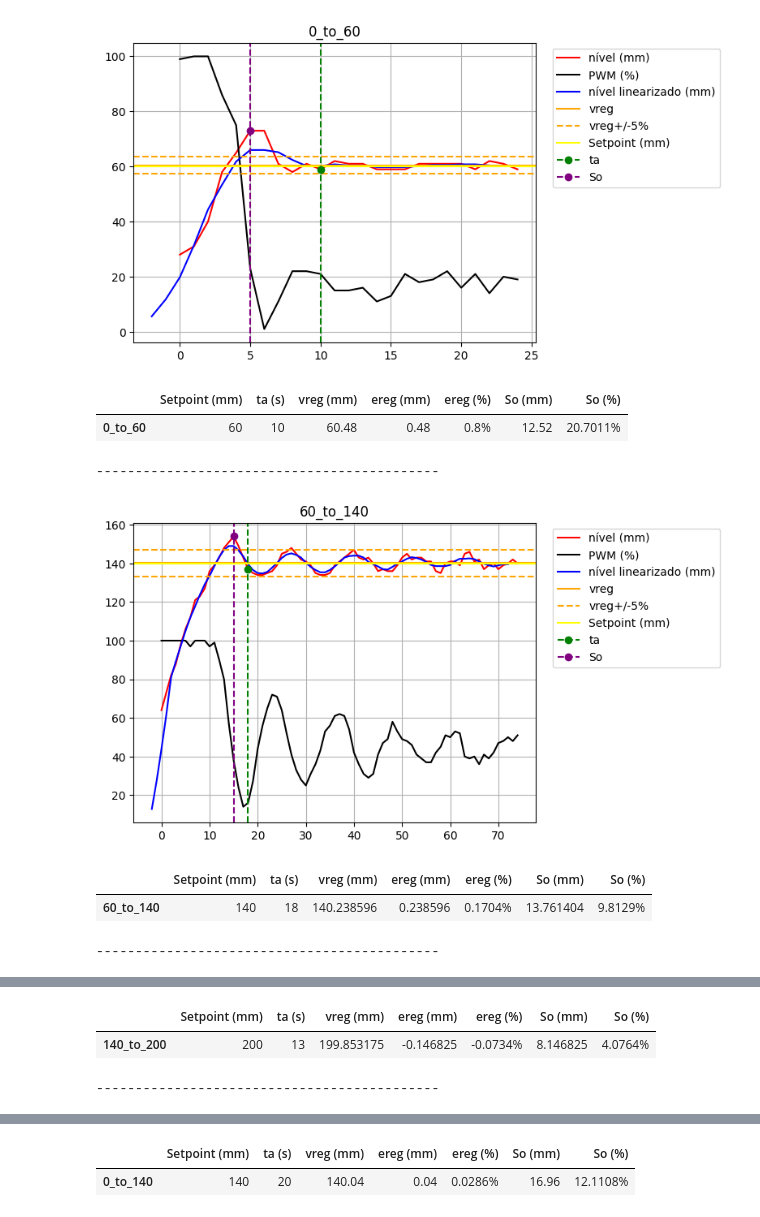
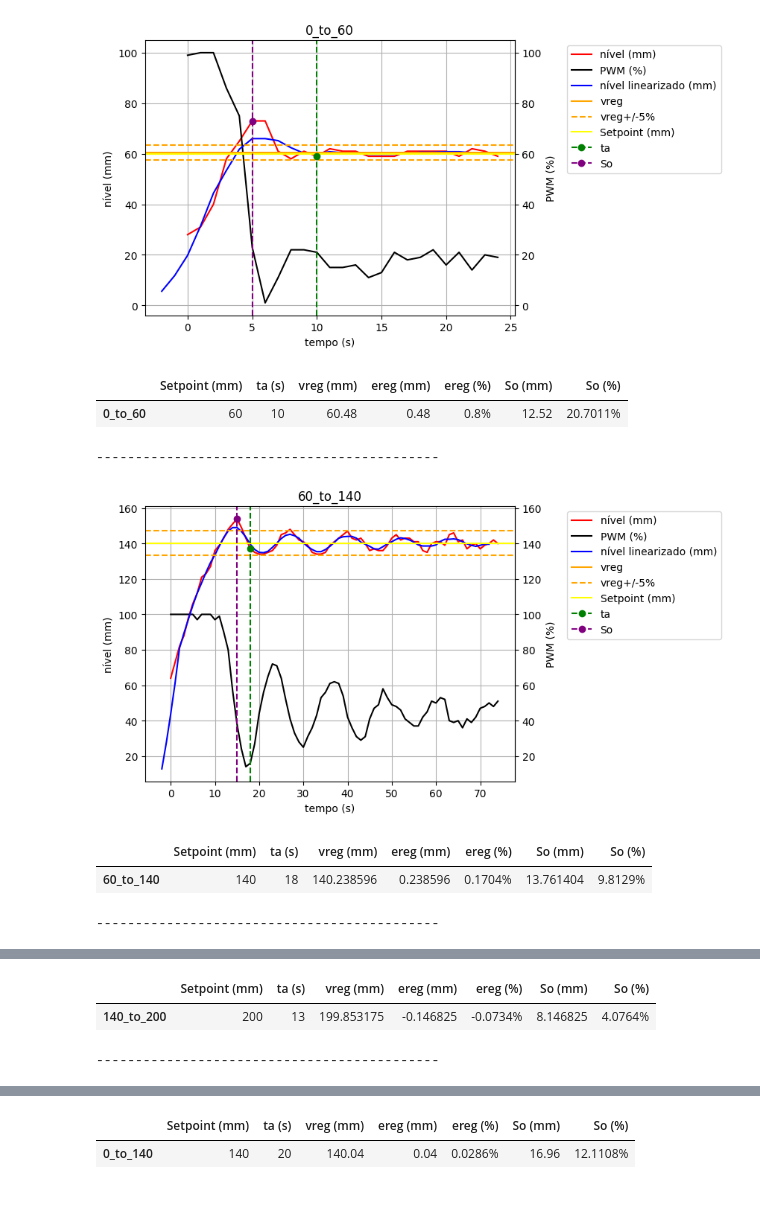
Before and after one commit to duperpara/college_crap, a Jupyter notebook: piv/view_result_verification.ipynb, the cells around one changed output, grey strips where cells are left out. Drawn from its saved outputs; the diff is of its cells as text; code cells hidden in the pictures.

```diff
--- a/piv/view_result_verification.ipynb
+++ b/piv/view_result_verification.ipynb
@@ -29,6 +29,9 @@ import matplotlib.pyplot as plt
 for name, info in di.items():
     info['ta'], info['vreg'], info['lin_data'] = get_vreg(info.get('data'), use_lin_filter=True, return_smoth_series=True)
     print(name)
+
+    fig, ax = plt.subplots()
+
     info.get('data').plot(color='red', label="data")
     info.get('control_signal').plot(color='black', label="PWM")
 
@@ -46,7 +49,7 @@ for name, info in di.items():
     pd.Series((info.get('data').max(), ), (info.get('data').argmax(), )).plot(color="purple", label="So", linestyle='--', marker='o')
     plt.axvline(x=info.get('data').argmax(), color='purple', linestyle='--')
 
-    plt.legend(bbox_to_anchor = (1.2, 0.45), loc = 'upper center')
+    plt.legend(bbox_to_anchor = (1.25, 0.45), loc = 'upper center')
     plt.show()
     only_indicators_di = {
         'Setpoint': [info['Setpoint']],
@@ -99,6 +102,8 @@ renamed_di = {
 didi = {}
 for name, info in renamed_di.items():
     info['ta'], info['vreg'], info['lin_data'] = get_vreg(info.get('data'), use_lin_filter=True, return_smoth_series=True)
+
+    fig, ax = plt.subplots()
 
     info.get('data').plot(color='red', label="nível (mm)")
     info.get('control_signal').plot(color='black', label="PWM (%)")
@@ -110,39 +115,44 @@ for name, info in renamed_di.items():
     plt.axhline(y=info['vreg']*1.05, color='orange', linestyle='--', label="vreg+/-5%")
     plt.axhline(y=info['vreg']*0.95, color='orange', linestyle='--')
 
     plt.axhline(y=info['Setpoint'], color='yellow', linestyle='-', label="Setpoint (mm)")
 
     pd.Series((info.get('data')[info['ta']], ), (info['ta'], )).plot(color="green", label="ta", linestyle='--', marker='o')
     plt.axvline(x=info['ta'], color='green', linestyle='--')
     pd.Series((info.get('data').max(), ), (info.get('data').argmax(), )).plot(color="purple", label="So", linestyle='--', marker='o')
     plt.axvline(x=info.get('data').argmax(), color='purple', linestyle='--')
 
-    plt.legend(bbox_to_anchor = (1.25, 1), loc = 'upper center')
+    plt.xlabel('tempo (s)')
+    plt.ylabel('nível (mm)')
+    sec_axis = ax.secondary_yaxis('right')
+    sec_axis.set_ylabel('PWM (%)')
+
+    plt.legend(bbox_to_anchor = (1.35, 1), loc = 'upper center')
     plt.grid()
     plt.savefig(f'plot_{name}.jpg', dpi=300, bbox_inches='tight')
     plt.show()
     only_indicators_di = {
         'Setpoint (mm)': info['Setpoint'],
         'ta (s)': info['ta'],
         'vreg (mm)': info['vreg'],
         'ereg (mm)': info['vreg']-info['Setpoint'],
         'ereg (%)': str(round((100*info['vreg']/info['Setpoint'])-100, 4)) + '%',
         'So (mm)': info.get('data').max()-info['vreg'],
         'So (%)': str(round((100*info.get('data').max()/info['vreg'])-100, 4)) + '%',
     }
     display(pd.DataFrame([only_indicators_di], index=[name]))
     didi[name] = only_indicators_di
     print("\n\n--------------------------------------------\n\n")
     # plt.show()
 df = pd.DataFrame(data=list(didi.values()), index=list(didi.keys()))
 display(df)
 print(df.to_latex())
 # %% [output]
-[figure, old version]
+[figure, new version]
 |  | Setpoint (mm) | ta (s) | vreg (mm) | ereg (mm) | ereg (%) | So (mm) | So (%) |
 | 0_to_60 | 60 | 10 | 60.48 | 0.48 | 0.8% | 12.52 | 20.7011% |
 --------------------------------------------
-[figure, old version]
+[figure, new version]
 |  | Setpoint (mm) | ta (s) | vreg (mm) | ereg (mm) | ereg (%) | So (mm) | So (%) |
 | 60_to_140 | 140 | 18 | 140.238596 | 0.238596 | 0.1704% | 13.761404 | 9.8129% |
 --------------------------------------------
```
Also changed, not shown: parts of 2 cells of this notebook, 1 other file.
